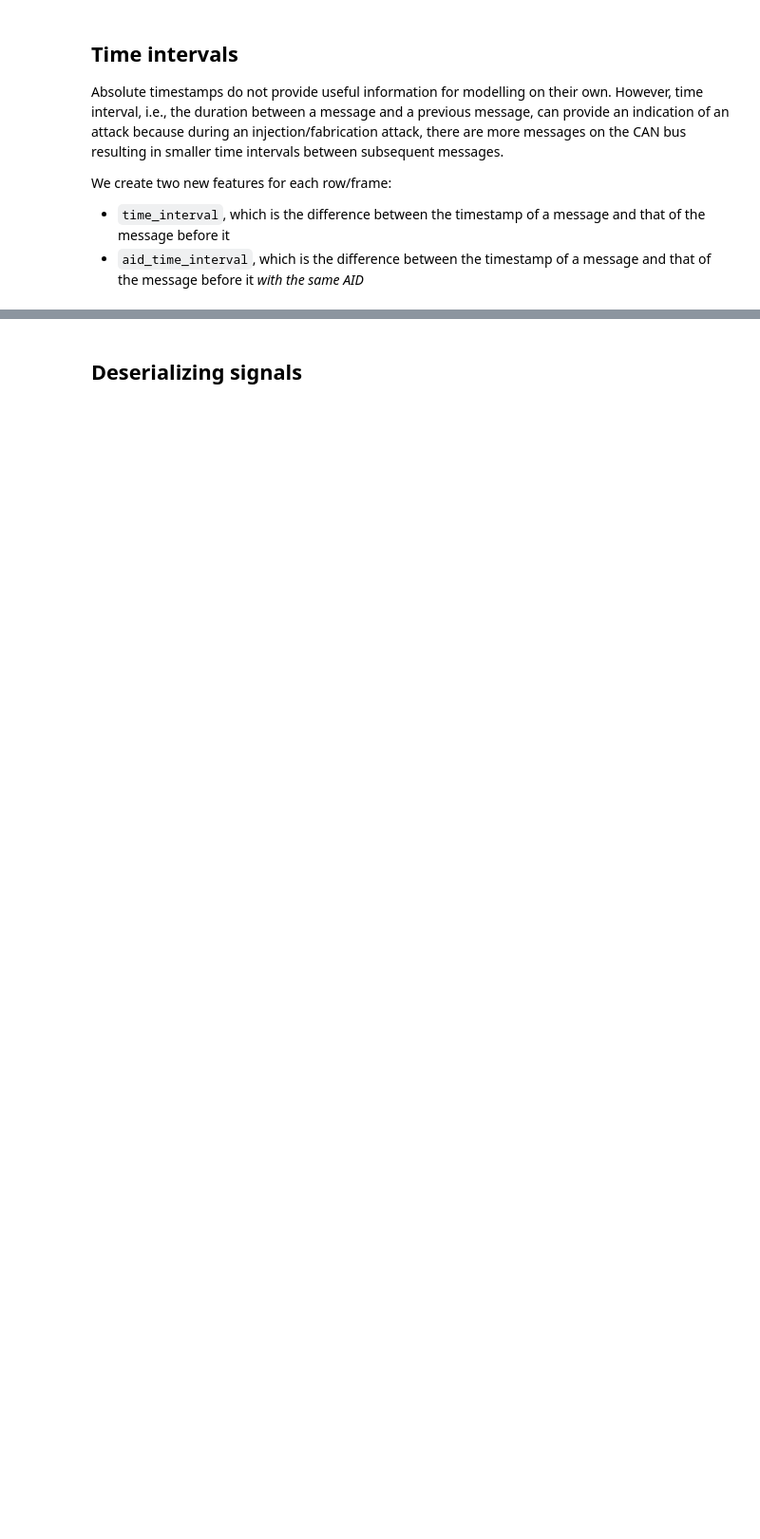
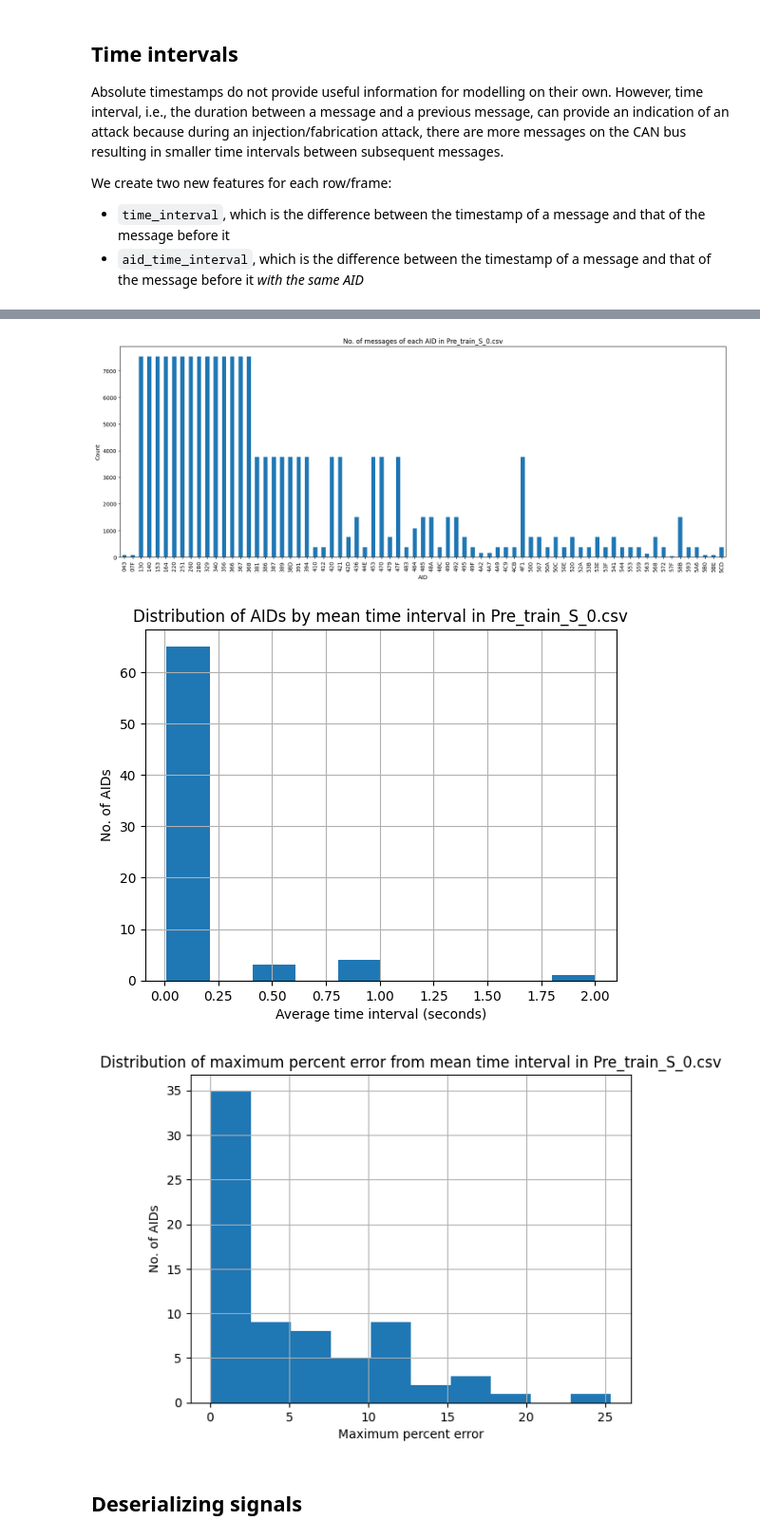
Before and after one commit to ahlashkari/VehCANSigLyzer, a Jupyter notebook: vehcansiglyzer.ipynb, the cells around one changed output, grey strips where cells are left out. Shown at 95% size. Saved outputs shown, nothing was run; the diff lists cells and outputs as text; code cells hidden in the pictures; blank space fills up the shorter version.

```diff
--- a/vehcansiglyzer.ipynb
+++ b/vehcansiglyzer.ipynb
@@ -211,6 +226,0 @@ dfs_attack[lname].loc[(dfs_attack[lname].timestamp >= 1698326212.341763) & (dfs_
-# %%
-# Labelling simulated attack types
-
-for lname in simulated_attack_lnames:
-    label = '5' if 'suspension' in lname else '6'
-    dfs_simulated_attack[lname].loc[dfs_simulated_attack[lname]['attack'] == "1", 'attack_class'] = label
@@ -336,3 +393,30 @@ plt.show()
+# %%
+# Calculate average time intervals (aid_time_interval) for a benign, stationary log
+
+reload(helper_functions)
+from helper_functions import *
+
+timeIntervalSummary_stat = getTimeIntervalSummary(dfs['Pre_train_S_0.csv'])
+timeIntervalSummary_stat.to_csv("output/timeIntervalSummary_stat.csv", index=False, index_label=False)
+
+# Visualize message counts
+fig = timeIntervalSummary_stat.set_index('arbitration_id').message_count.plot(kind='bar', figsize=(20, 7))
+fig.set(title="No. of messages of each AID in Pre_train_S_0.csv", xlabel="AID", ylabel="Count")
+plt.show()
+
+# Visualize distribution of AIDs by mean time interval
+fig = timeIntervalSummary_stat.avg_time_interval.hist()
+fig.set(title="Distribution of AIDs by mean time interval in Pre_train_S_0.csv", xlabel="Average time interval (seconds)", ylabel="No. of AIDs")
+plt.show()
+
+# Visualize distribution of maximum percent error from mean time interval
+fig = timeIntervalSummary_stat.max_percent_error_mean.hist()
+fig.set(title="Distribution of maximum percent error from mean time interval in Pre_train_S_0.csv", xlabel="Maximum percent error", ylabel="No. of AIDs")
+plt.show()
+# %% [output]
+[figure, added]
+[figure, added]
+[figure, added]
 # %% [markdown]
 ## Deserializing signals
 # %%
```
Also changed, not shown: parts of 115 cells of this notebook.
